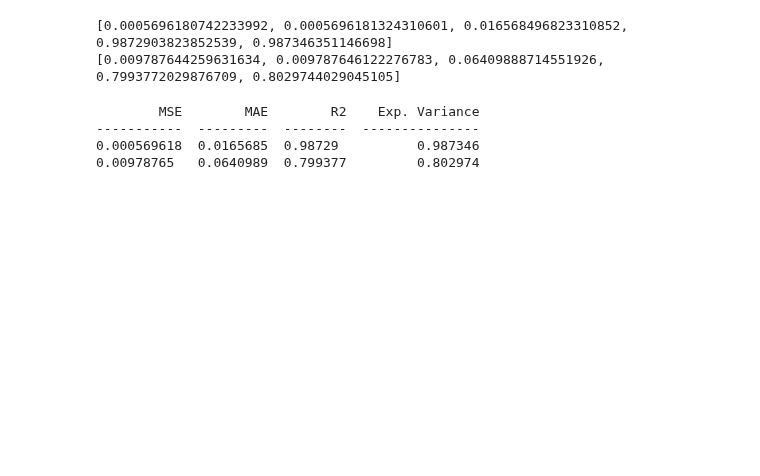
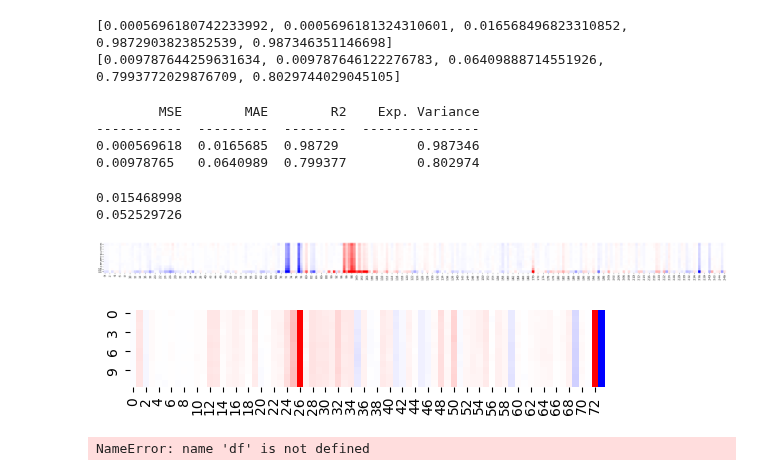
Before and after one commit to ethan-r-gallup/Industrial-Time-Series-Transformer, a Jupyter notebook: testTransformers.ipynb, the cells around one changed output. Saved outputs shown, nothing was run; the diff lists cells and outputs as text; code cells hidden in the pictures; blank space fills up the shorter version.

```diff
--- a/testTransformers.ipynb
+++ b/testTransformers.ipynb
@@ -221,3 +225,43 @@ print(tabulate(table, headers=headers))
 -----------  ---------  --------  ---------------
 0.000569618  0.0165685  0.98729          0.987346
 0.00978765   0.0640989  0.799377         0.802974
+# %%
+def gradient_importance(seq, model):
+    # seq['encoder_inputs'] = tf.Variable(seq['encoder_inputs'], dtype=tf.float32)
+    # seq['decoder_inputs'] = tf.Variable(seq['decoder_inputs'], dtype=tf.float32)
+    # seq['decoder_labels'] = tf.Variable(seq['decoder_labels'], dtype=tf.float32)
+    # seq['attention_mask'] = tf.Variable(seq['attention_mask'], dtype=tf.float32)
+    with tf.GradientTape() as tape:
+        tape.watch(seq["decoder_inputs"])
+        tape.watch(seq["encoder_inputs"])
+        predictions = model(seq)
+    grads = tape.gradient(predictions, seq)
+    enc_grads = np.mean(grads["encoder_inputs"], axis=0)
+    dec_grads = np.mean(grads["decoder_inputs"], axis=0)
+    return enc_grads, dec_grads
+# %%
+data = next(iter(transformer_test_data))
+inputs = data[0]
+labels = data[1]
+# %%
+enc_grads, dec_grads = gradient_importance(inputs, transformer)
+print(np.mean(np.abs(enc_grads)))
+print(np.mean(np.abs(dec_grads)))
+# %% [output]
+0.015468998
+0.052529726
+# %%
+import seaborn as sns
+fig, ax = plt.subplots(figsize=(40,40))
+sns.heatmap(np.array(enc_grads), cmap="bwr", vmin=-.3, vmax=0.3, center=0, square=True, cbar=False, ax=ax)
+plt.show()
+fig, ax = plt.subplots(figsize=(10,1))
+sns.heatmap(np.array(dec_grads), cmap="bwr", vmin=-.3, vmax=0.3, center=0, square=True, cbar=False, ax=ax)
+plt.show()
+# %% [output]
+[figure, added]
+[figure, added]
+# %%
+print(list(df.columns)[27])
+# %% [output]
+NameError: name 'df' is not defined
```
Also changed, not shown: parts of 4 cells of this notebook, 9 other files.
